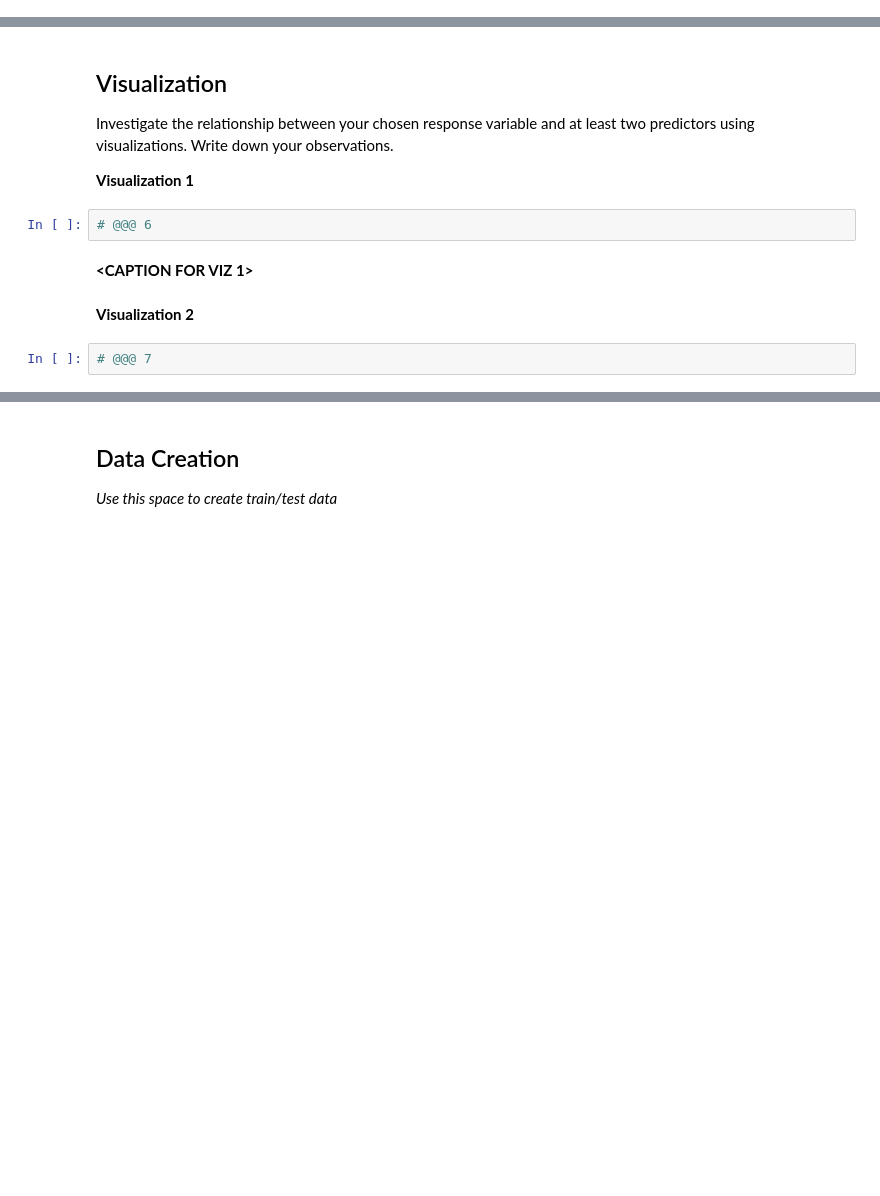
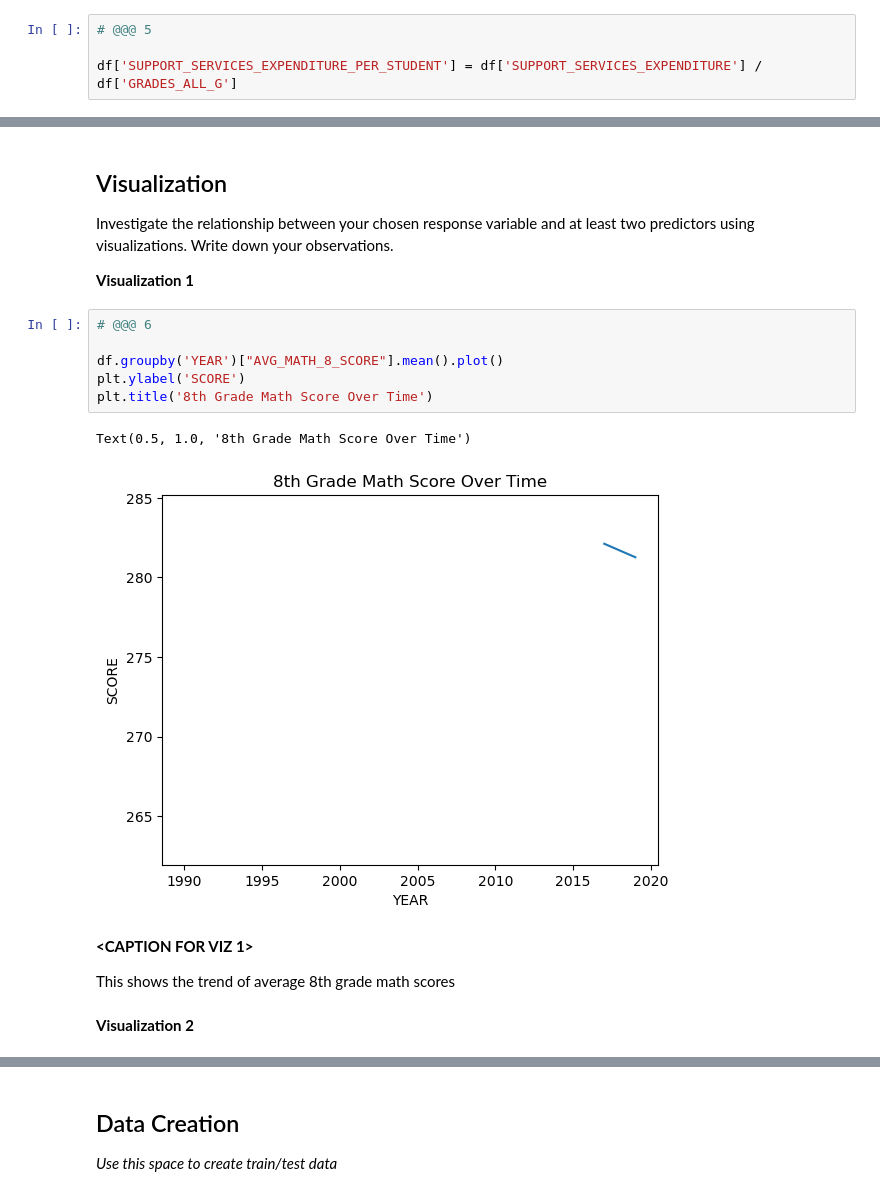
Before and after one commit to maggiescott1/MDST-Tutorial, a Jupyter notebook: MDST-Onboarding-main/tutorial1/checkpoint1.ipynb, the cells around one changed output, grey strips where cells are left out. Cells and saved outputs as stored; diff of their text form; blank space fills up the shorter version.

```diff
--- a/MDST-Onboarding-main/tutorial1/checkpoint1.ipynb
+++ b/MDST-Onboarding-main/tutorial1/checkpoint1.ipynb
@@ -158,2 +156,6 @@ Use this space to modify or create features.
+# %%
+# @@@ 5
+
+df['SUPPORT_SERVICES_EXPENDITURE_PER_STUDENT'] = df['SUPPORT_SERVICES_EXPENDITURE'] / df['GRADES_ALL_G']
 # %% [markdown]
 Feature engineering justification: **<BRIEFLY DESCRIBE WHY YOU MADE THE CHANGES THAT YOU DID\>**
@@ -163,11 +167,18 @@ Feature engineering justification: **<BRIEFLY DESCRIBE WHY YOU MADE THE CHANGES
 Investigate the relationship between your chosen response variable and at least two predictors using visualizations. Write down your observations.
 
 **Visualization 1**
-# %%
-# @@@ 6
+# %%
+# @@@ 6
+
+df.groupby('YEAR')["AVG_MATH_8_SCORE"].mean().plot()
+plt.ylabel('SCORE')
+plt.title('8th Grade Math Score Over Time')
+# %% [output]
+Text(0.5, 1.0, '8th Grade Math Score Over Time')
+[figure, added]
 # %% [markdown]
 **<CAPTION FOR VIZ 1>**
+
+This shows the trend of average 8th grade math scores
 # %% [markdown]
 **Visualization 2**
-# %%
-# @@@ 7
```
Also changed, not shown: parts of 14 cells of this notebook.
